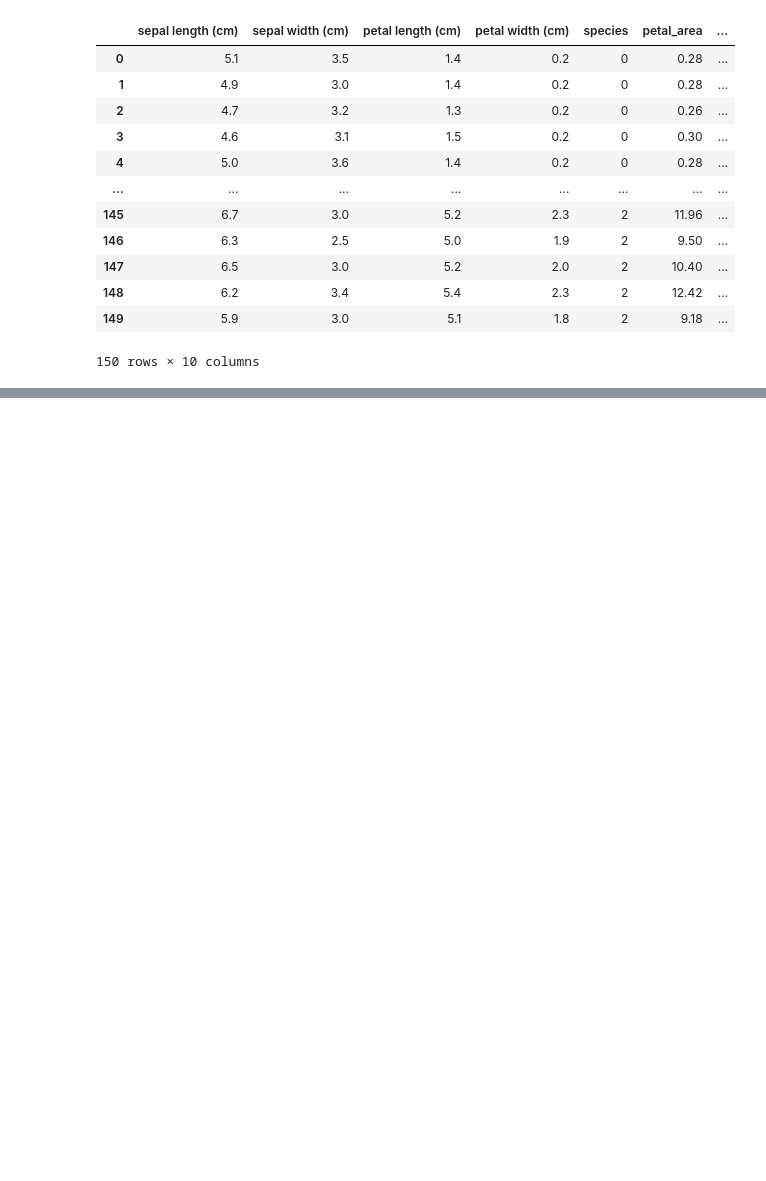
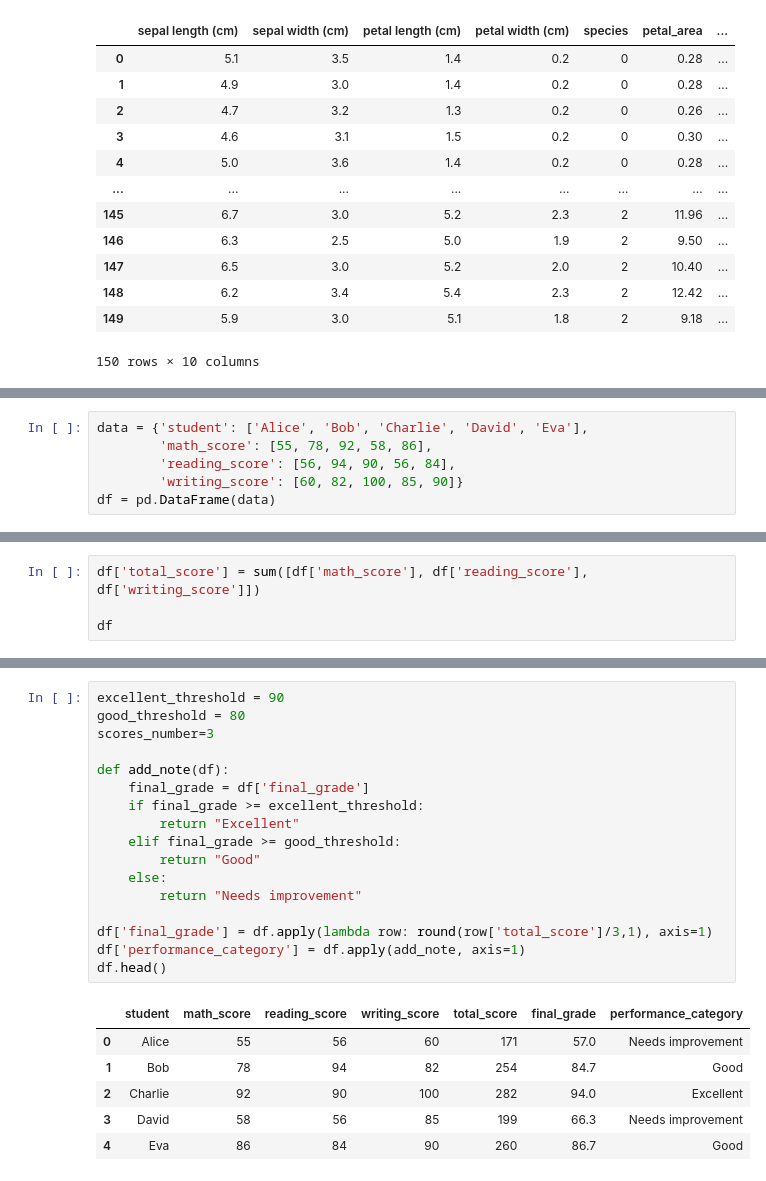
Before and after one commit to DiegoLerma/Pandas-Practice-Exercises, a Jupyter notebook: pandas_exercices.ipynb, the cells around one changed output, grey strips where cells are left out. Cells and saved outputs as stored; diff of their text form; blank space fills up the shorter version.

```diff
--- a/pandas_exercices.ipynb
+++ b/pandas_exercices.ipynb
@@ -167,0 +233,6 @@ df
+# %%
+data = {'student': ['Alice', 'Bob', 'Charlie', 'David', 'Eva'],
+        'math_score': [55, 78, 92, 58, 86],
+        'reading_score': [56, 94, 90, 56, 84],
+        'writing_score': [60, 82, 100, 85, 90]}
+df = pd.DataFrame(data)
@@ -167,0 +241,4 @@ df
+# %%
+df['total_score'] = sum([df['math_score'], df['reading_score'], df['writing_score']])
+
+df
@@ -167,0 +260,24 @@ df
+# %%
+excellent_threshold = 90
+good_threshold = 80
+scores_number=3
+
+def add_note(df):
+    final_grade = df['final_grade']
+    if final_grade >= excellent_threshold:
+        return "Excellent"
+    elif final_grade >= good_threshold:
+        return "Good"
+    else:
+        return "Needs improvement"
+
+df['final_grade'] = df.apply(lambda row: round(row['total_score']/3,1), axis=1)
+df['performance_category'] = df.apply(add_note, axis=1)
+df.head()
+# %% [output]
+|  | student | math_score | reading_score | writing_score | total_score | final_grade | performance_category |
+| 0 | Alice | 55 | 56 | 60 | 171 | 57.0 | Needs improvement |
+| 1 | Bob | 78 | 94 | 82 | 254 | 84.7 | Good |
+| 2 | Charlie | 92 | 90 | 100 | 282 | 94.0 | Excellent |
+| 3 | David | 58 | 56 | 85 | 199 | 66.3 | Needs improvement |
+| 4 | Eva | 86 | 84 | 90 | 260 | 86.7 | Good |
```
Also changed, not shown: parts of 15 cells of this notebook.
